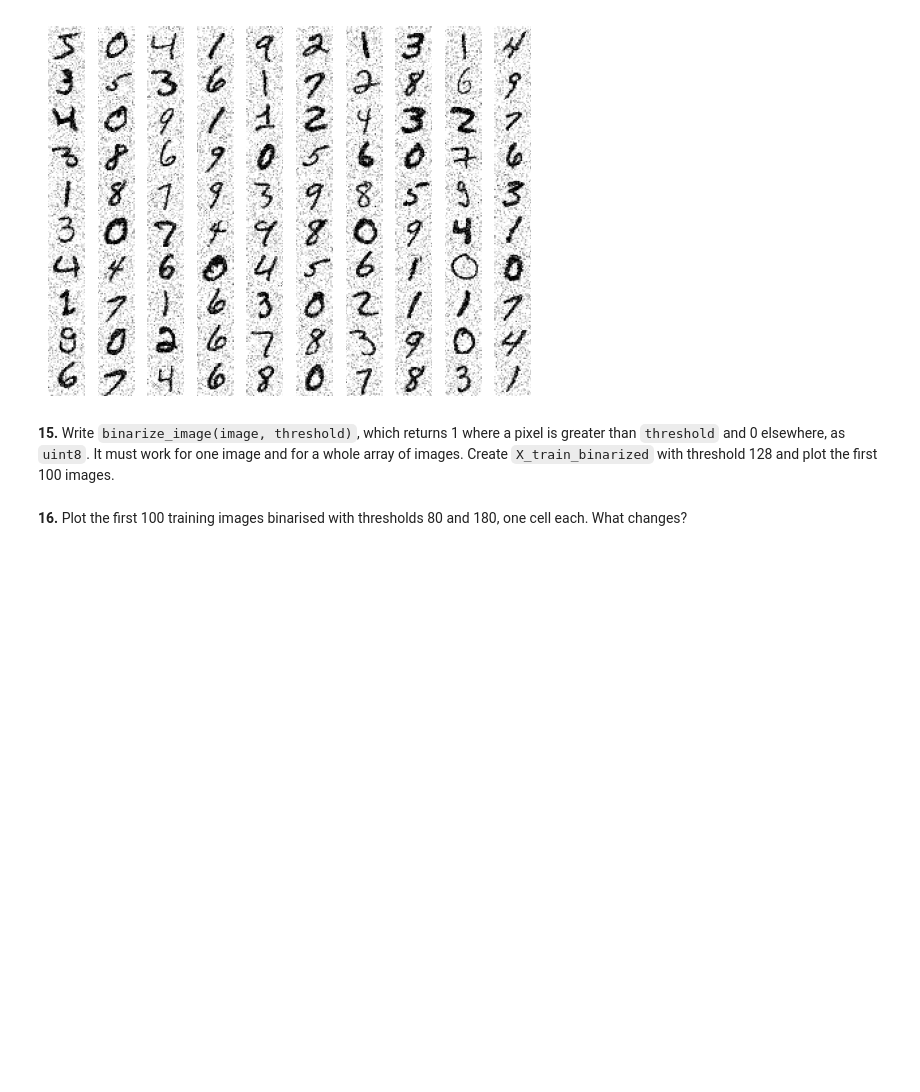
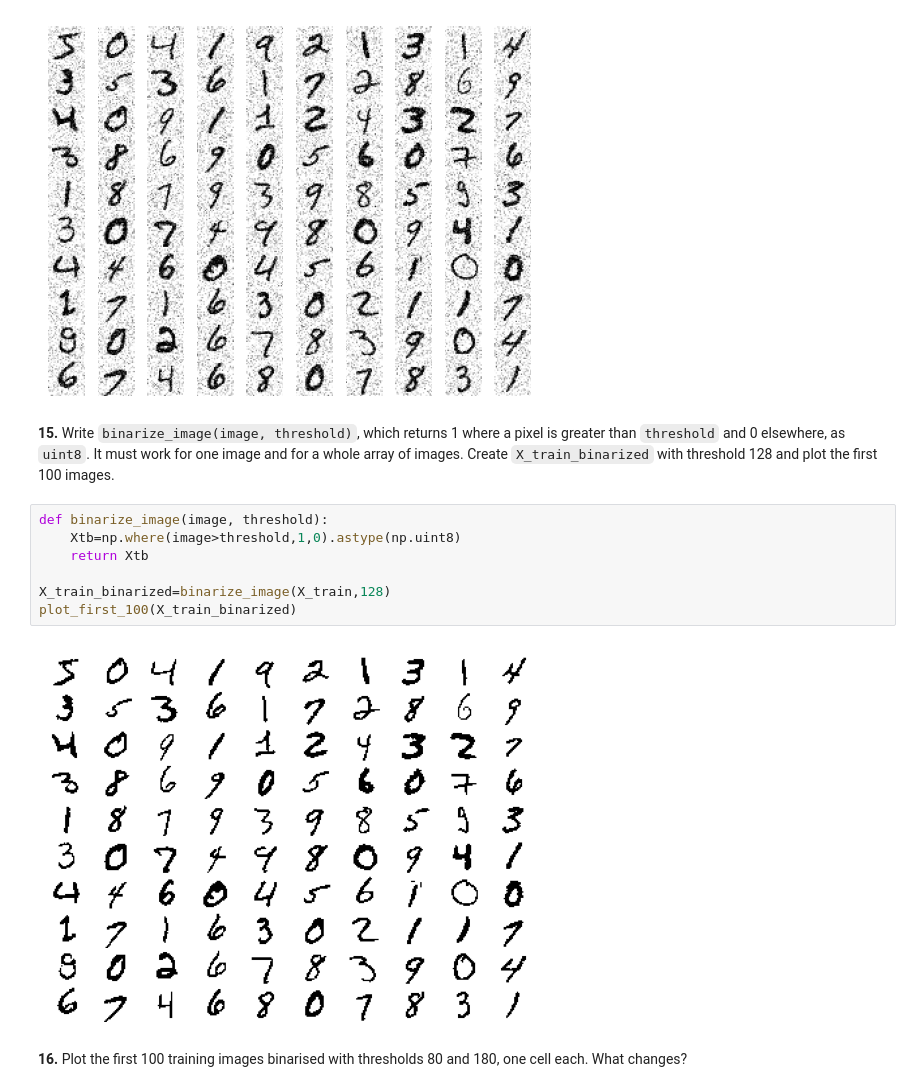
Before and after one commit to markomorko/numpy-mnist, a Jupyter notebook: mnist_numpy.ipynb, the cells around one changed output. Saved outputs shown, nothing was run; the diff lists cells and outputs as text; blank space fills up the shorter version.

```diff
--- a/mnist_numpy.ipynb
+++ b/mnist_numpy.ipynb
@@ -397,5 +397,14 @@ plot_first_100(X_train_noisy)
 [figure]
 # %% [markdown]
 **15.** Write `binarize_image(image, threshold)`, which returns 1 where a pixel is greater than `threshold` and 0 elsewhere, as `uint8`. It must work for one image and for a whole array of images. Create `X_train_binarized` with threshold 128 and plot the first 100 images.
+# %%
+def binarize_image(image, threshold):
+    Xtb=np.where(image>threshold,1,0).astype(np.uint8)
+    return Xtb
+
+X_train_binarized=binarize_image(X_train,128)
+plot_first_100(X_train_binarized)
+# %% [output]
+[figure, added]
 # %% [markdown]
 **16.** Plot the first 100 training images binarised with thresholds 80 and 180, one cell each. What changes?
```
Also changed, not shown: parts of 4 cells of this notebook, 1 other file.
